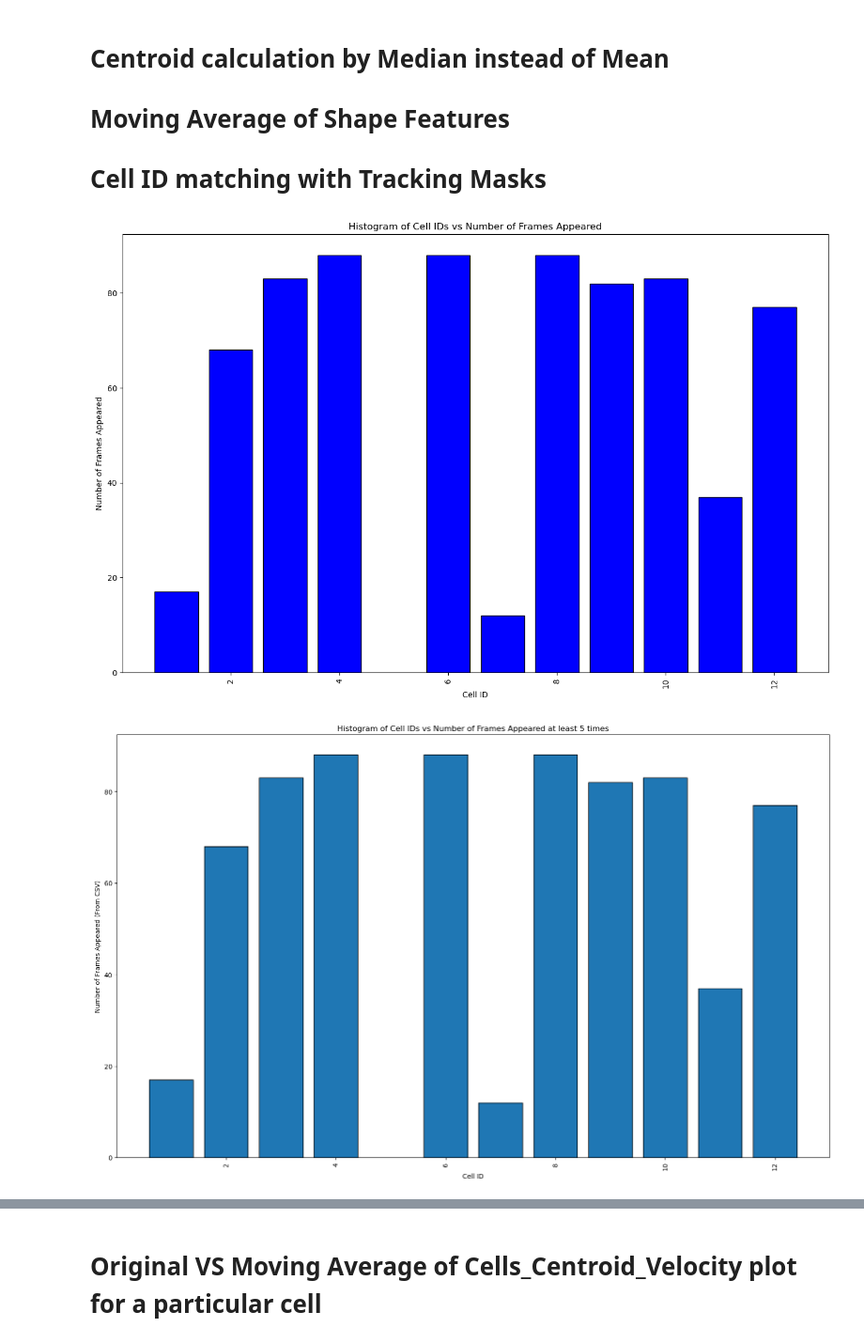
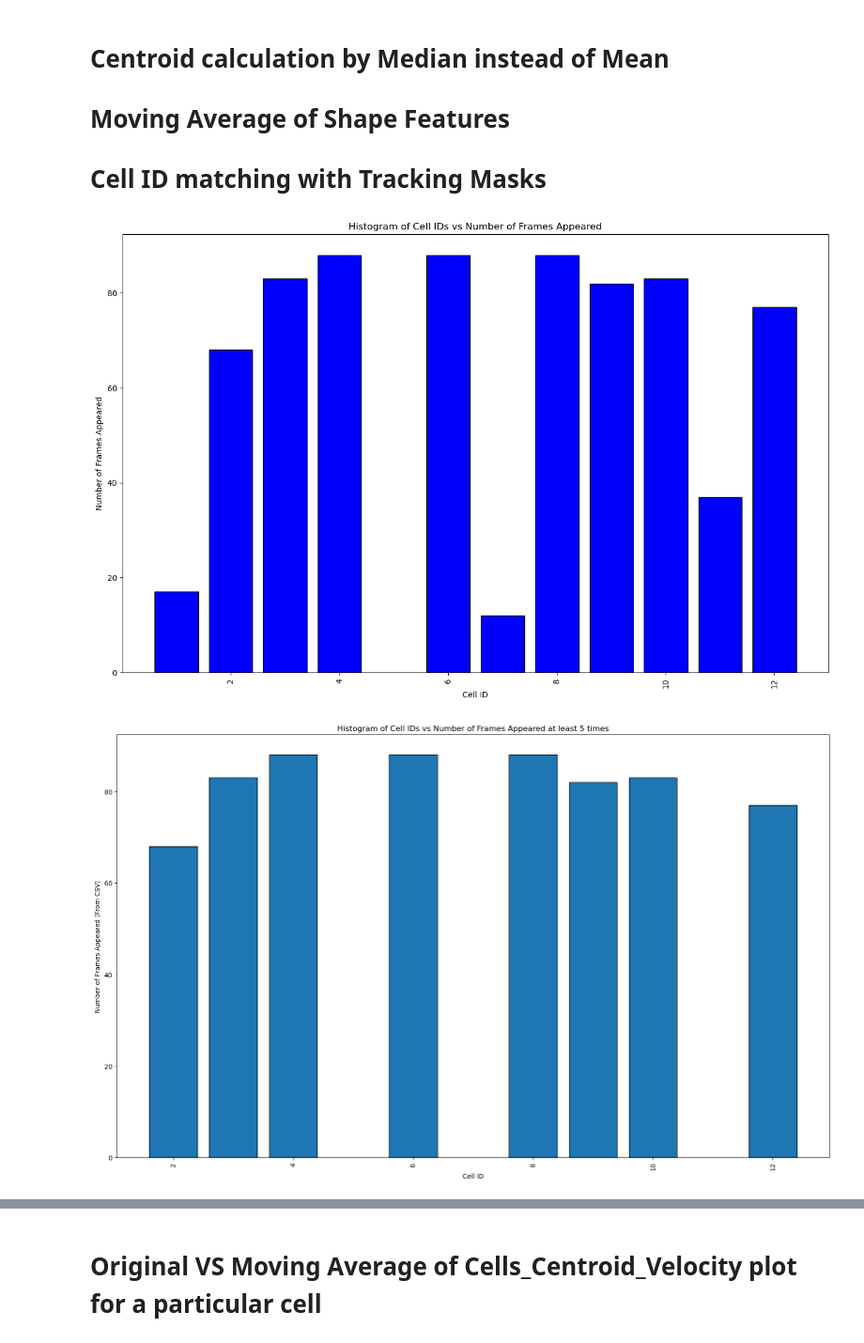
Before and after one commit to mina-mahbub/EmbedTrack_Mina, a Jupyter notebook: Track_New_Result_Shape/Track_Video_Shape_Median_Track_New.ipynb, the cells around one changed output, grey strips where cells are left out. Shown at 94% size. Drawn from its saved outputs; the diff is of its cells as text; code cells hidden in the pictures.

```diff
--- a/Track_New_Result_Shape/Track_Video_Shape_Median_Track_New.ipynb
+++ b/Track_New_Result_Shape/Track_Video_Shape_Median_Track_New.ipynb
@@ -324,10 +329,11 @@ df.rename(columns={"Cell_ID": "Cell Number"}, inplace=True)
 
 # Remove rows where velocity is zero
 df = df[(df["X_Centroid_Velocity"] != 0) & (df["Y_Centroid_Velocity"] != 0)]
+# df = df[(df["X_Centroid_Velocity"] != 0) ]
 
 # Keep only cells with at least 5 frames
 frame_counts = df.groupby("Cell Number")["Frame"].nunique()
-valid_cells = frame_counts[frame_counts >= 5].index
+valid_cells = frame_counts[frame_counts >= 40].index
 df = df[df["Cell Number"].isin(valid_cells)].sort_values(by=["Cell Number", "Frame"])
 
 # Frame list
@@ -364,31 +370,31 @@ plt.xlabel("Cell ID")
 plt.ylabel("Number of Frames Appeared")
 plt.title("Histogram of Cell IDs vs Number of Frames Appeared")
 plt.xticks(rotation=90)
 plt.savefig(os.path.join(output_directory, f"Cell_IDs_vs_Frames_Distribution_Cell_WTZV.png"))
 plt.show()
 
 # Bar plot from frame list
 if os.path.exists(frame_list_path):
     frame_list_df = pd.read_csv(frame_list_path)
     frame_list_df["Frames Count"] = frame_list_df["Frames Appeared"].apply(lambda x: len(eval(x)) if isinstance(x, str) else 0)
 
     plt.figure(figsize=(16, 10))
     plt.bar(frame_list_df["Cell Number"], frame_list_df["Frames Count"], edgecolor='black')
     plt.xlabel("Cell ID")
     plt.ylabel("Number of Frames Appeared (From CSV)")
     plt.title(f"Histogram of Cell IDs vs Number of Frames Appeared at least {window_size} times")
     plt.xticks(rotation=90)
     plt.tight_layout()
     plt.savefig(os.path.join(output_directory, f"Cell_IDs_vs_Frames_0{window_size}.png"))
     plt.show()
 else:
     print(f"Warning: {frame_list_path} not found. Skipping additional bar plot.")
 
 # Summary
 print(frame_list)
 print(f"Original results saved at: {original_csv_path}")
 print(f"Results with moving averages saved at: {ma_csv_path}")
 print(f"Execution Time: {time.time() - start_time:.2f} seconds")
 # %% [output]
 [figure]
-[figure, old version]
+[figure, new version]
```
Also changed, not shown: parts of 13 cells of this notebook, 57 other files.
